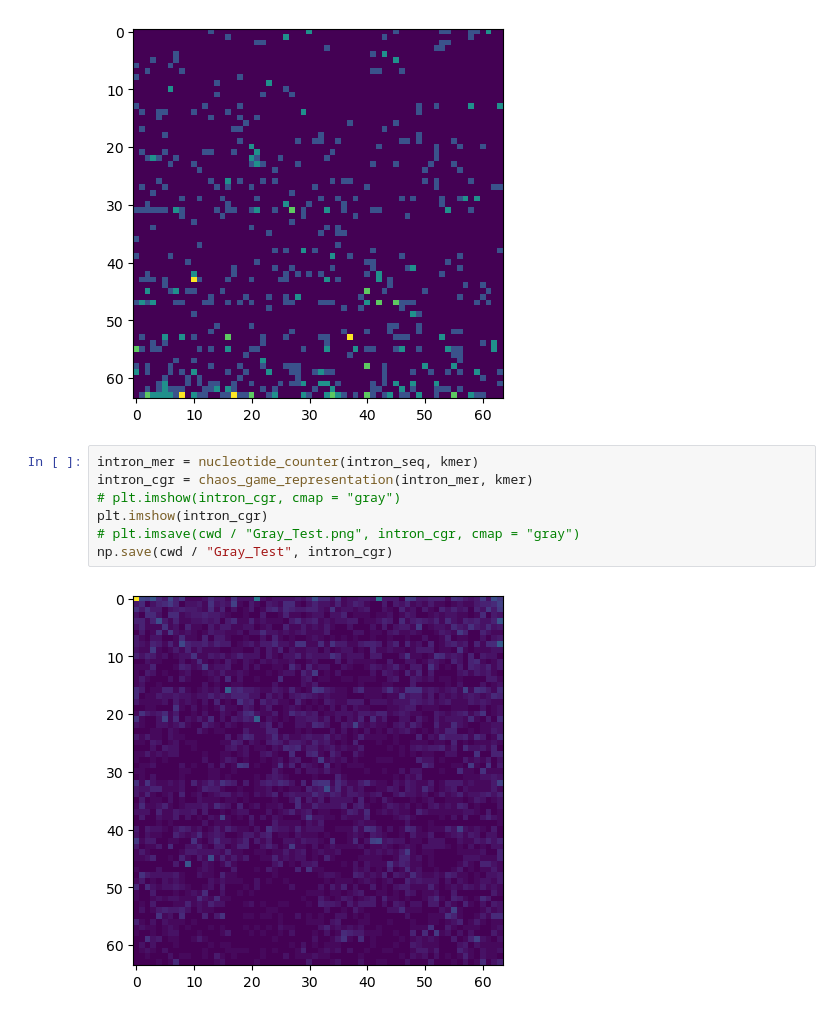
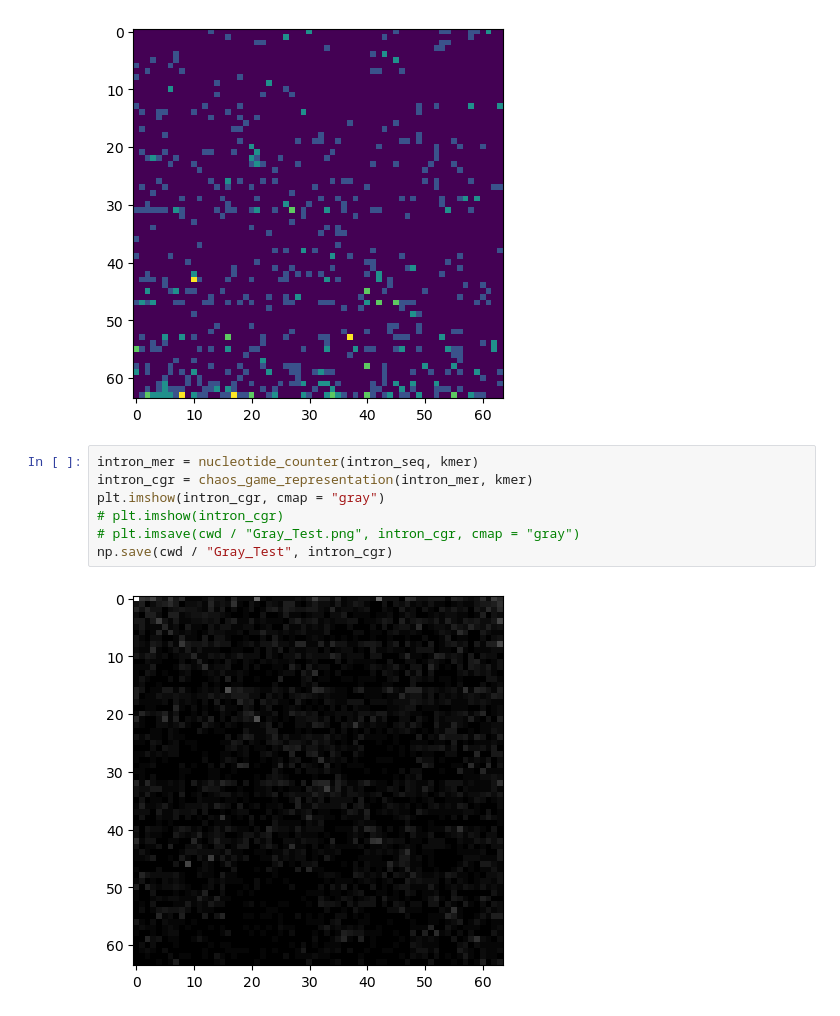
Before and after one commit to ZefCo/Thesis, a Jupyter notebook: ML/Fractal.ipynb, the cells around one changed output. Saved outputs shown, nothing was run; the diff lists cells and outputs as text.

```diff
--- a/ML/Fractal.ipynb
+++ b/ML/Fractal.ipynb
@@ -201,9 +201,9 @@ plt.imshow(exon_cgr)
 # %%
 intron_mer = nucleotide_counter(intron_seq, kmer)
 intron_cgr = chaos_game_representation(intron_mer, kmer)
-# plt.imshow(intron_cgr, cmap = "gray")
-plt.imshow(intron_cgr)
+plt.imshow(intron_cgr, cmap = "gray")
+# plt.imshow(intron_cgr)
 # plt.imsave(cwd / "Gray_Test.png", intron_cgr, cmap = "gray")
 np.save(cwd / "Gray_Test", intron_cgr)
 # %% [output]
-[figure, old version]
+[figure, new version]
```
Also changed, not shown: parts of 1 cell of this notebook, 1 other file.
